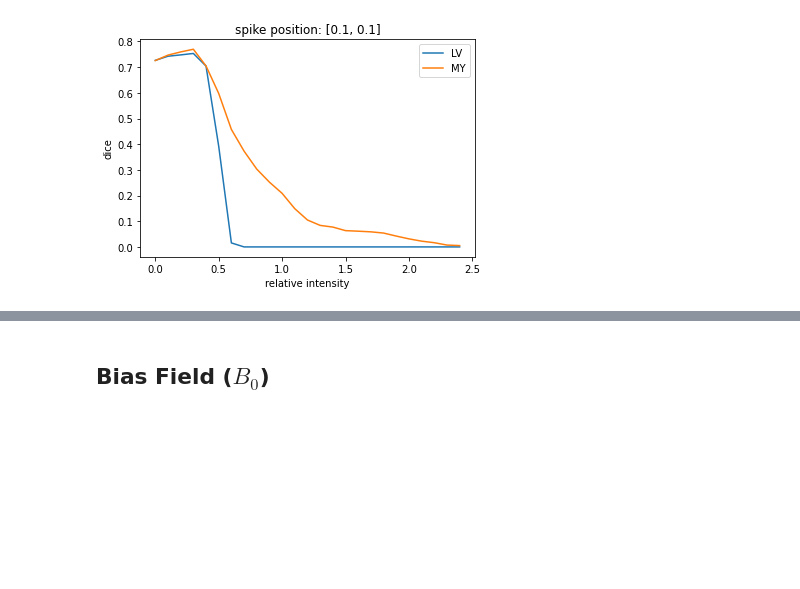
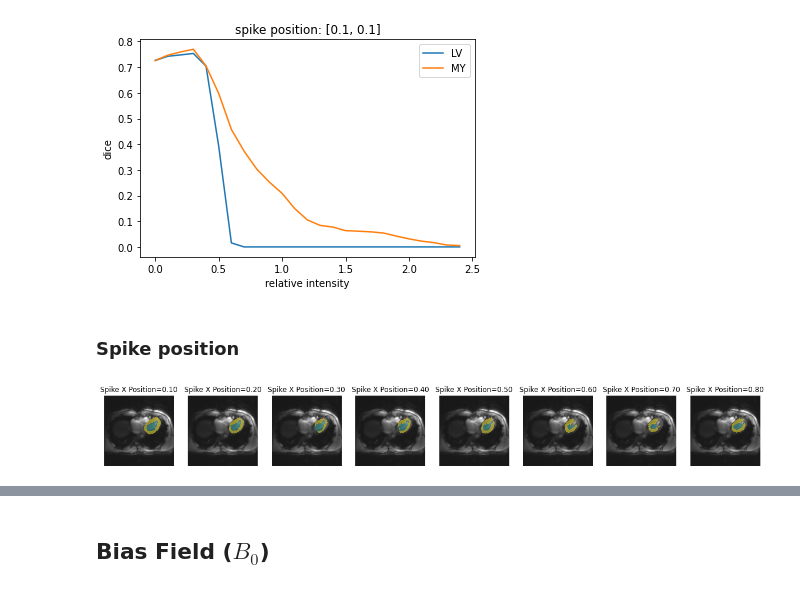
Before and after one commit to chfc-cmi/misas, a Jupyter notebook: 04_mr_artifacts.ipynb, the cells around one changed output, grey strips where cells are left out. Drawn from its saved outputs; the diff is of its cells as text; code cells hidden in the pictures; blank space fills up the shorter version.

Commit message:
feat: add spike position transform

```diff
--- a/04_mr_artifacts.ipynb
+++ b/04_mr_artifacts.ipynb
@@ -111,3 +114,29 @@ plt.ylabel('dice')
 _ = plt.title(f'spike position: {[.1,.1]}')
 # %% [output]
 [figure]
+# %% [markdown]
+### Spike position
+# %%
+#export
+def spikePosTransform(image, spikePositionX, spikePositionY=0.1, intensityFactor=0.5):
+    data = image.data[0].unsqueeze(0)
+    spikePosition = [[0.0] + [spikePositionX, spikePositionY]]
+    spike = Spike(spikePosition, intensityFactor)
+    data = spike.add_artifact(data, spikePosition, intensityFactor)[0]
+    data = torch.stack((data,data,data))
+    return Image(torch.clamp(data,0,1))
+
+def get_spike_pos_series(image, model, start=0.1, end=0.9, step=.1, intensityFactor=0.5, spikePositionY=0.1, **kwargs):
+    return get_generic_series(image,
+                              model,
+                              #spikePosTransform,
+                              partial(spikePosTransform, intensityFactor=intensityFactor, spikePositionY=spikePositionY),
+                              start=start,
+                              end=end,
+                              step=step,
+                              **kwargs)
+# %%
+series = get_spike_pos_series(img(), trainedModel, intensityFactor=0.1, spikePositionY=0.1)
+plot_series(series, nrow=1, figsize=(20,15), param_name='Spike X Position')
+# %% [output]
+[figure, added]
```
Also changed, not shown: parts of 7 cells of this notebook, 12 other files.
